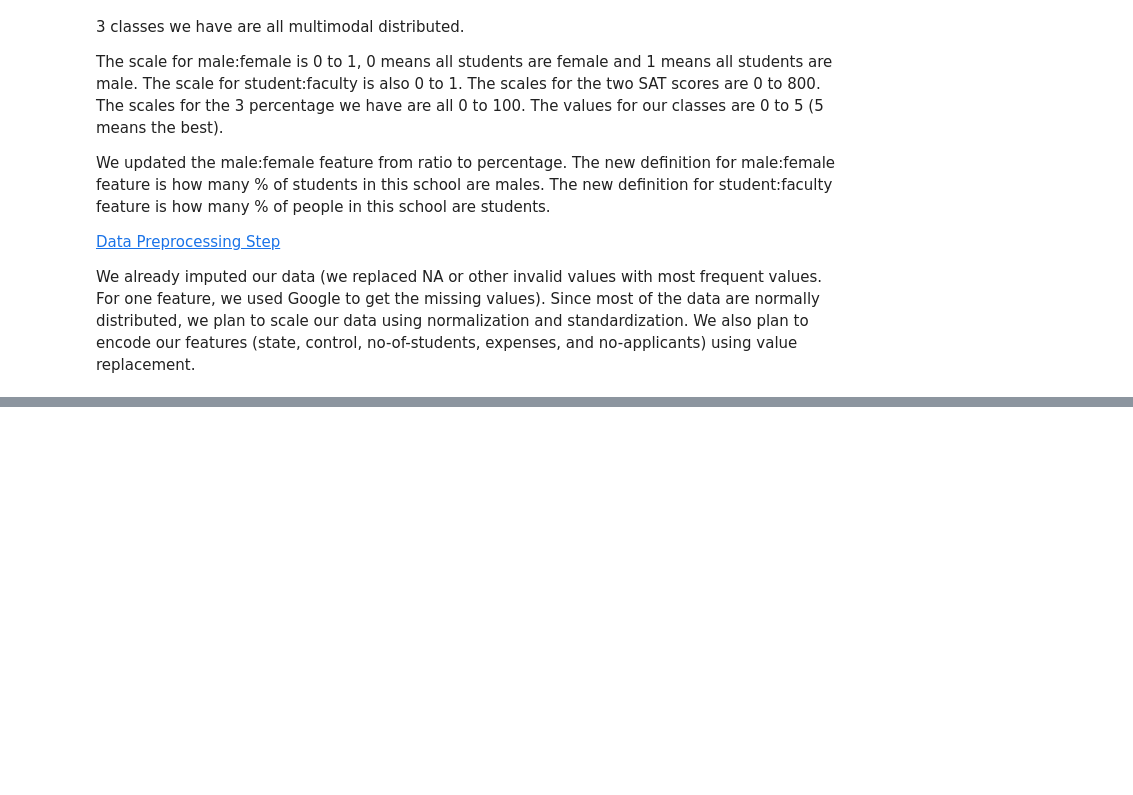
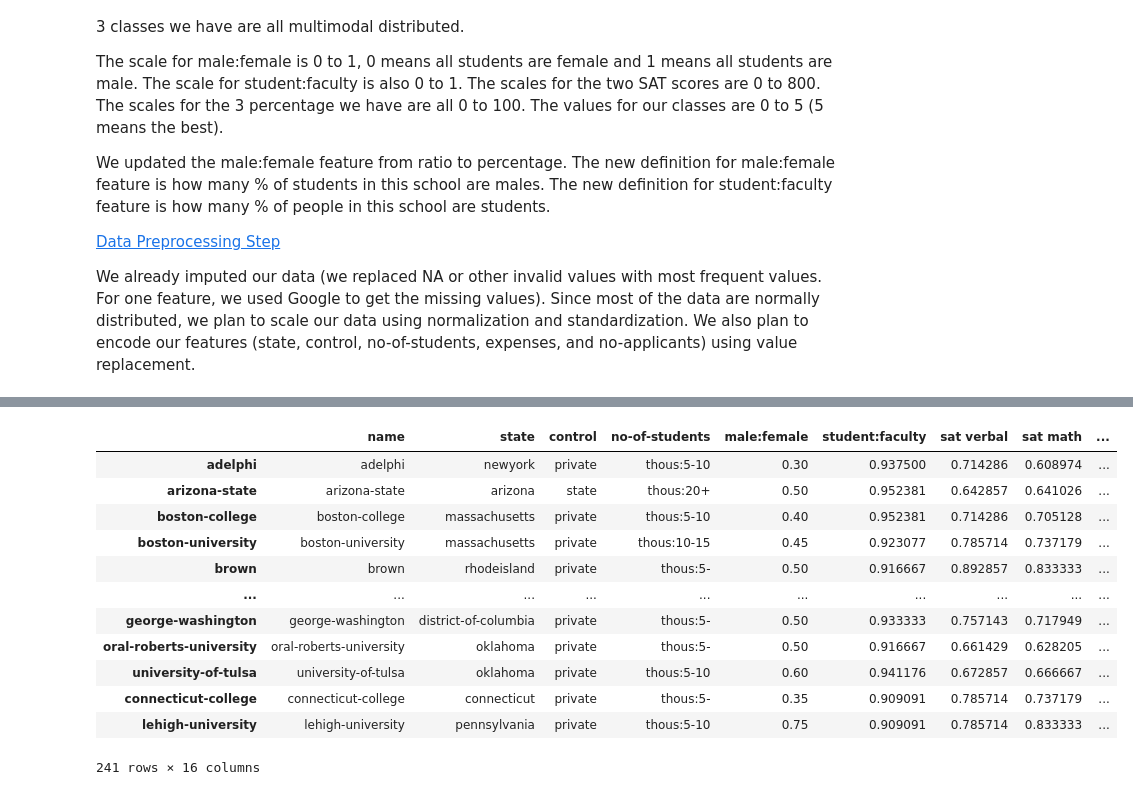
Before and after one commit to judyz01/ecs-171-final-project, a Jupyter notebook: ECS_171_Final.ipynb, the cells around one changed output, grey strips where cells are left out. Cells and saved outputs as stored; diff of their text form; code cells hidden in the pictures; blank space fills up the shorter version.

```diff
--- a/ECS_171_Final.ipynb
+++ b/ECS_171_Final.ipynb
@@ -353,0 +359,25 @@ We already imputed our data (we replaced NA or other invalid values with most fr
+# %%
+from sklearn.preprocessing import MinMaxScaler
+from sklearn.preprocessing import StandardScaler
+
+scaler = MinMaxScaler()
+df[['sat verbal', 'sat math', 'percent-admittance']] = scaler.fit_transform(df[['sat verbal', 'sat math','percent-admittance']])
+
+scaler = StandardScaler()
+df[['percent-financial-aid', 'percent-enrolled']] = scaler.fit_transform(df[['percent-financial-aid', 'percent-enrolled']])
+
+df
+# %% [output]
+|  | name | state | control | no-of-students | male:female | student:faculty | sat verbal | sat math | ... |
+| adelphi | adelphi | newyork | private | thous:5-10 | 0.30 | 0.937500 | 0.714286 | 0.608974 | ... |
+| arizona-state | arizona-state | arizona | state | thous:20+ | 0.50 | 0.952381 | 0.642857 | 0.641026 | ... |
+| boston-college | boston-college | massachusetts | private | thous:5-10 | 0.40 | 0.952381 | 0.714286 | 0.705128 | ... |
+| boston-university | boston-university | massachusetts | private | thous:10-15 | 0.45 | 0.923077 | 0.785714 | 0.737179 | ... |
+| brown | brown | rhodeisland | private | thous:5- | 0.50 | 0.916667 | 0.892857 | 0.833333 | ... |
+| ... | ... | ... | ... | ... | ... | ... | ... | ... | ... |
+| george-washington | george-washington | district-of-columbia | private | thous:5- | 0.50 | 0.933333 | 0.757143 | 0.717949 | ... |
+| oral-roberts-university | oral-roberts-university | oklahoma | private | thous:5- | 0.50 | 0.916667 | 0.661429 | 0.628205 | ... |
+| university-of-tulsa | university-of-tulsa | oklahoma | private | thous:5-10 | 0.60 | 0.941176 | 0.672857 | 0.666667 | ... |
+| connecticut-college | connecticut-college | connecticut | private | thous:5- | 0.35 | 0.909091 | 0.785714 | 0.737179 | ... |
+| lehigh-university | lehigh-university | pennsylvania | private | thous:5-10 | 0.75 | 0.909091 | 0.785714 | 0.833333 | ... |
+241 rows × 16 columns
```
Also changed, not shown: parts of 9 cells of this notebook, 1 other file.
